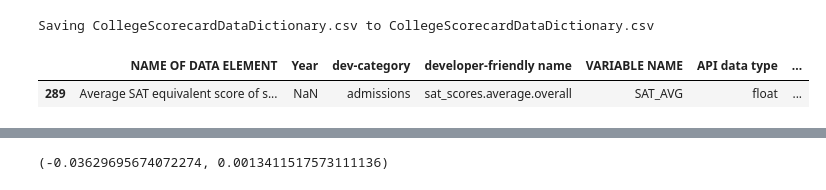
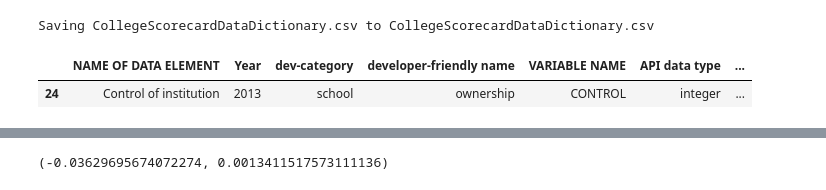
Before and after one commit to Miranda46/TAE-Trabajo1, a Jupyter notebook: TAE_Trabajo1.ipynb, the cells around one changed output, grey strips where cells are left out. Drawn from its saved outputs; the diff is of its cells as text; code cells hidden in the pictures.

```diff
--- a/TAE_Trabajo1.ipynb
+++ b/TAE_Trabajo1.ipynb
@@ -80,9 +70,9 @@ df3 = pd.read_csv(io.BytesIO(uploaded["CollegeScorecardDataDictionary.csv"]))
 [interactive output not drawn]
 Saving CollegeScorecardDataDictionary.csv to CollegeScorecardDataDictionary.csv
 # %%
-description=df3['VARIABLE NAME'] == 'SAT_AVG'
+description=df3['VARIABLE NAME'] == 'CONTROL'
 descripcion = df3[description]
 descripcion
 # %% [output]
 |  | NAME OF DATA ELEMENT | Year | dev-category | developer-friendly name | VARIABLE NAME | API data type | ... |
-| 289 | Average SAT equivalent score of s... | NaN | admissions | sat_scores.average.overall | SAT_AVG | float | ... |
+| 24 | Control of institution | 2013 | school | ownership | CONTROL | integer | ... |
```
Also changed, not shown: parts of 37 cells of this notebook.
